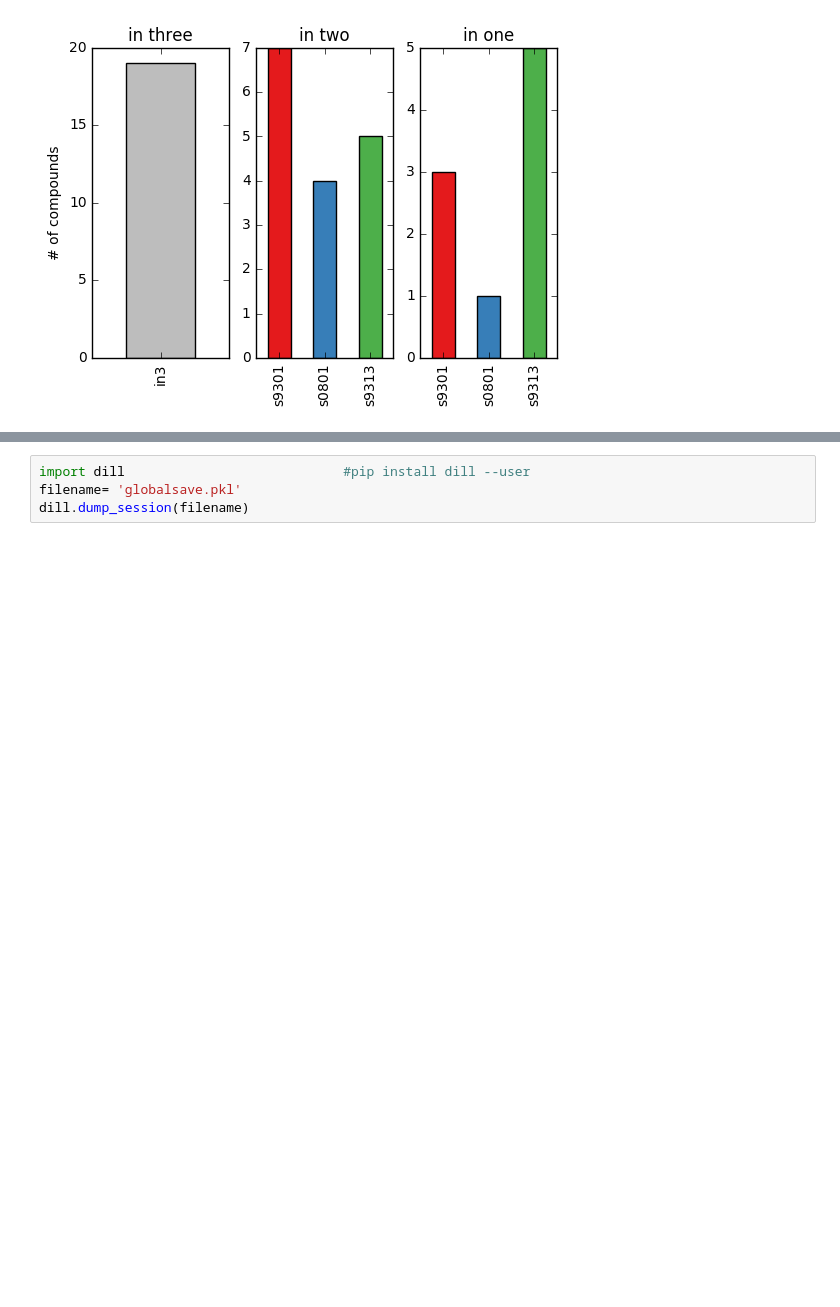
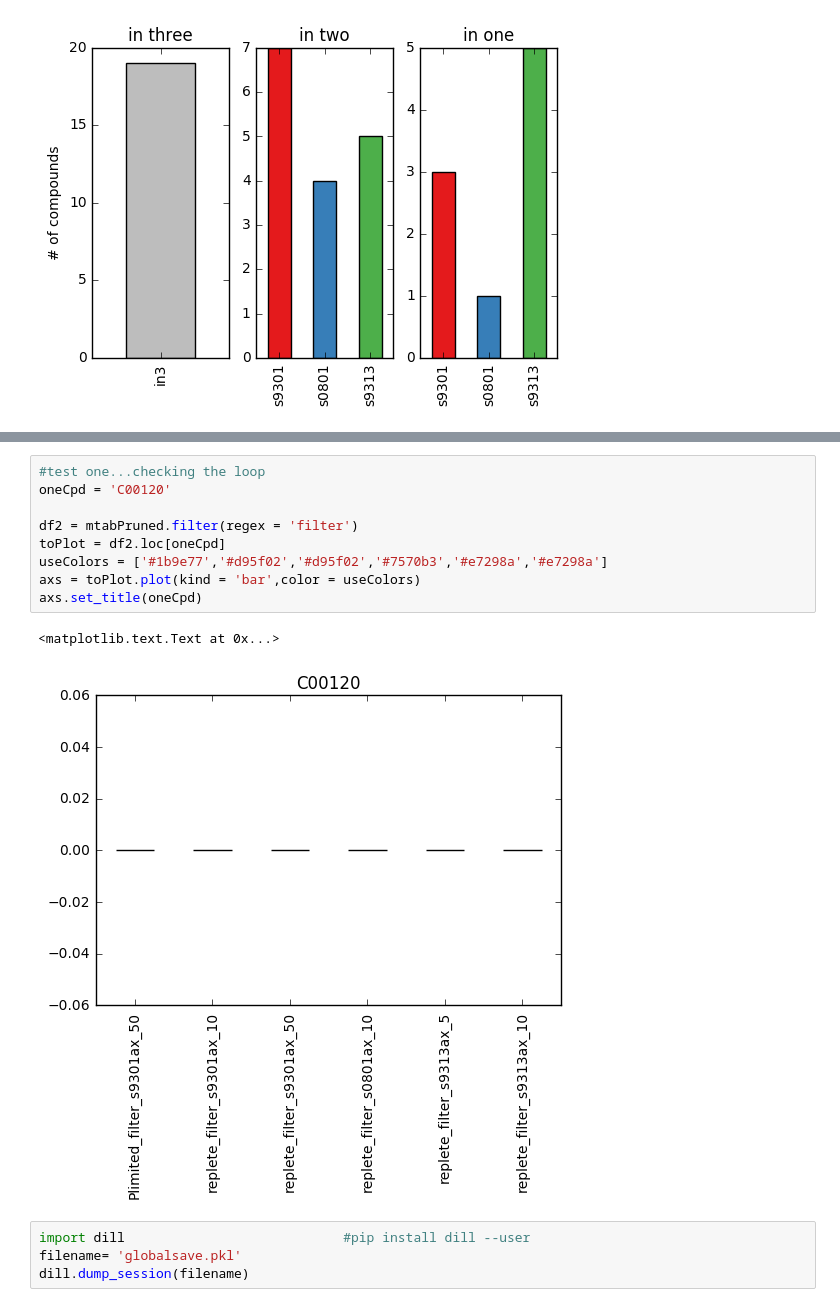
Before and after one commit to redbluewater/Pro_mtabs, a Jupyter notebook: ProKEGG.ipynb, the cells around one changed output, grey strips where cells are left out. Saved outputs shown, nothing was run; the diff lists cells and outputs as text; blank space fills up the shorter version.

```diff
--- a/ProKEGG.ipynb
+++ b/ProKEGG.ipynb
@@ -778,3 +824,15 @@ fig.savefig('compoundsSBin3.jpg')
+# %%
+#test one...checking the loop
+oneCpd = 'C00120'
+
+df2 = mtabPruned.filter(regex = 'filter')
+toPlot = df2.loc[oneCpd]
+useColors = ['#1b9e77','#d95f02','#d95f02','#7570b3','#e7298a','#e7298a']
+axs = toPlot.plot(kind = 'bar',color = useColors)
+axs.set_title(oneCpd)
+# %% [output]
+<matplotlib.text.Text at 0x...>
+[figure, added]
 # %%
 import dill                            #pip install dill --user
 filename= 'globalsave.pkl'
```
Also changed, not shown: parts of 6 cells of this notebook, 2 other files.
